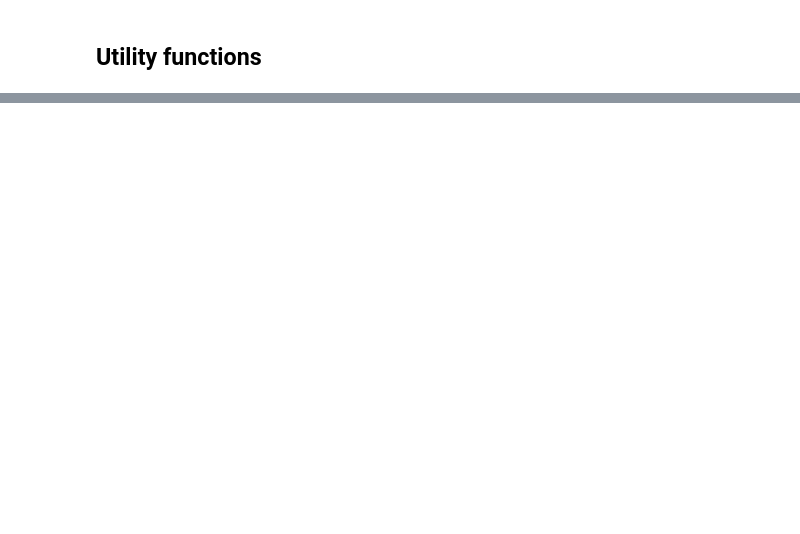
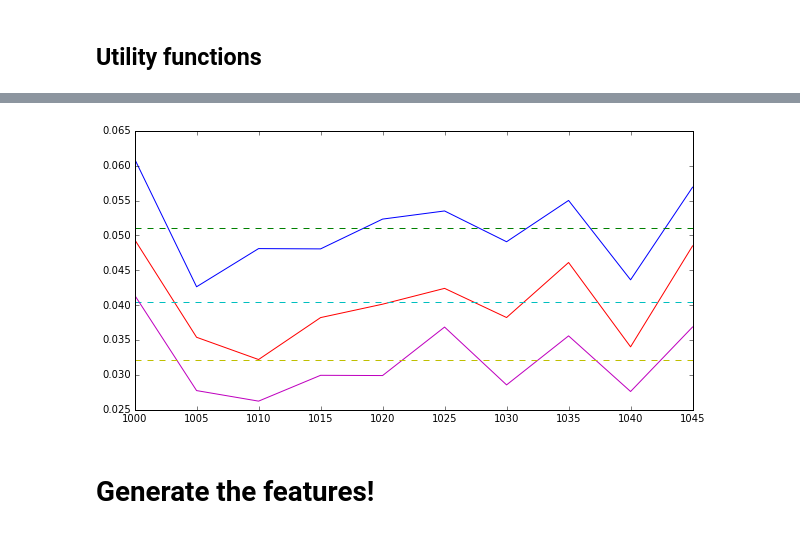
Before and after one commit to rachellevanger/image-tda-rayleigh-benard-convection, a Jupyter notebook: docs/GenerateSIFTFeatureVectorsRBC.ipynb, the cells around one changed output, grey strips where cells are left out. Cells and saved outputs as stored; diff of their text form; code cells hidden in the pictures; blank space fills up the shorter version.

```diff
--- a/docs/GenerateSIFTFeatureVectorsRBC.ipynb
+++ b/docs/GenerateSIFTFeatureVectorsRBC.ipynb
@@ -136,23 +203,30 @@ def assignOrientations(_keypoints, radius, orientationfield, nbins):
 
     return allKeypoints
 # %%
-def getFeatureVector(orientationfield, rotation, x, y, radius, nbins):
+def getFeatureVector(orientationfield, rotation, x, y, _radius, _inner_radius_factor, _nbins, _sigma_divisor, _bmp, makeplot):
     """
     Takes in a single local patch from the orientation field and generates keypoint descriptor from it.
     Circular patch of given radius centered at (x,y) is cropped from orientation field and divided
-    into eight localized patches, after rotating (in degrees) so that the keypoint orientation is
-    centered at zero.
+    into eight localized patches, after rotating so that the keypoint orientation is centered at zero.
 
     Each smaller patch gets an orientation histogram with the supplied number
     of bins. The value in each bin is the output feature vector for that localized patch, and each of the
-    eight localized patches are concatenated together to form a feature vector of length 4*bins.
+    eight localized patches are concatenated together to form a feature vector of length 4*nbins.
 
     The eight localized patches are concentric quadrants of two circles at an outer radius of radius and
-    an inner radius of radius*(0.66).
+    an inner radius of _radius*_inner_radius_factor.
     """
 
-    inner_radius = int(radius*0.66)
-    outer_radius = radius
+    inner_radius = int(_radius*_inner_radius_factor)
+    outer_radius = _radius
+
+    # GAUSSIAN WEIGHTS
+    # Get circular crop
+    weights = np.zeros((outer_radius*2, outer_radius*2))
+    weights[outer_radius, outer_radius] = 1
+    weights = scipy.ndimage.filters.gaussian_filter(weights, sigma=outer_radius/_sigma_divisor)
+    weights = weights/np.amax(weights)
+    inner_weights = weights[(outer_radius - inner_radius):(outer_radius+inner_radius), (outer_radius - inner_radius):(outer_radius+inner_radius)]
 
     # INNER CIRCLE
     # Get circular crop
@@ -168,10 +242,10 @@ def getFeatureVector(orientationfield, rotation, x, y, radius, nbins):
 
     # Get histogram for each of the four inner subregions
     tmp_radius = inner_radius
-    hist11_inner = np.histogram(rotated_orientation[0:tmp_radius, 0:tmp_radius][crop[0:tmp_radius, 0:tmp_radius]], bins=nbins, range=(0,256))[0]
-    hist12_inner = np.histogram(rotated_orientation[0:tmp_radius, (tmp_radius+1):(2*tmp_radius)][crop[0:tmp_radius, (tmp_radius+1):(2*tmp_radius)]], bins=nbins, range=(0,256))[0]
-    hist21_inner = np.histogram(rotated_orientation[(tmp_radius+1):(2*tmp_radius), 0:tmp_radius][crop[(tmp_radius+1):(2*tmp_radius), 0:tmp_radius]], bins=nbins, range=(0,256))[0]
-    hist22_inner = np.histogram(rotated_orientation[(tmp_radius+1):(2*tmp_radius), (tmp_radius+1):(2*tmp_radius)][crop[(tmp_radius+1):(2*tmp_radius), (tmp_radius+1):(2*tmp_radius)]], bins=nbins, range=(0,256))[0]
+    hist11_inner = np.histogram(rotated_orientation[0:tmp_radius, 0:tmp_radius][crop[0:tmp_radius, 0:tmp_radius]], bins=_nbins, range=(0,256), weights=inner_weights[0:tmp_radius, 0:tmp_radius][crop[0:tmp_radius, 0:tmp_radius]])[0]
+    hist12_inner = np.histogram(rotated_orientation[0:tmp_radius, (tmp_radius+1):(2*tmp_radius)][crop[0:tmp_radius, (tmp_radius+1):(2*tmp_radius)]], bins=_nbins, range=(0,256), weights=inner_weights[0:tmp_radius, (tmp_radius+1):(2*tmp_radius)][crop[0:tmp_radius, (tmp_radius+1):(2*tmp_radius)]])[0]
+    hist21_inner = np.histogram(rotated_orientation[(tmp_radius+1):(2*tmp_radius), 0:tmp_radius][crop[(tmp_radius+1):(2*tmp_radius), 0:tmp_radius]], bins=_nbins, range=(0,256), weights=inner_weights[(tmp_radius+1):(2*tmp_radius), 0:tmp_radius][crop[(tmp_radius+1):(2*tmp_radius), 0:tmp_radius]])[0]
+    hist22_inner = np.histogram(rotated_orientation[(tmp_radius+1):(2*tmp_radius), (tmp_radius+1):(2*tmp_radius)][crop[(tmp_radius+1):(2*tmp_radius), (tmp_radius+1):(2*tmp_radius)]], bins=_nbins, range=(0,256), weights=inner_weights[(tmp_radius+1):(2*tmp_radius), (tmp_radius+1):(2*tmp_radius)][crop[(tmp_radius+1):(2*tmp_radius), (tmp_radius+1):(2*tmp_radius)]])[0]
 
     # OUTER CIRCLE
     # Get circular crop
@@ -192,10 +266,10 @@ def getFeatureVector(orientationfield, rotation, x, y, radius, nbins):
 
     # Get histogram for each of the four outer subregions
     tmp_radius = outer_radius
-    hist11_outer = np.histogram(rotated_orientation[0:tmp_radius, 0:tmp_radius][crop[0:tmp_radius, 0:tmp_radius]], bins=nbins, range=(0,256))[0]
-    hist12_outer = np.histogram(rotated_orientation[0:tmp_radius, (tmp_radius+1):(2*tmp_radius)][crop[0:tmp_radius, (tmp_radius+1):(2*tmp_radius)]], bins=nbins, range=(0,256))[0]
-    hist21_outer = np.histogram(rotated_orientation[(tmp_radius+1):(2*tmp_radius), 0:tmp_radius][crop[(tmp_radius+1):(2*tmp_radius), 0:tmp_radius]], bins=nbins, range=(0,256))[0]
-    hist22_outer = np.histogram(rotated_orientation[(tmp_radius+1):(2*tmp_radius), (tmp_radius+1):(2*tmp_radius)][crop[(tmp_radius+1):(2*tmp_radius), (tmp_radius+1):(2*tmp_radius)]], bins=nbins, range=(0,256))[0]
+    hist11_outer = np.histogram(rotated_orientation[0:tmp_radius, 0:tmp_radius][crop[0:tmp_radius, 0:tmp_radius]], bins=_nbins, range=(0,256), weights=weights[0:tmp_radius, 0:tmp_radius][crop[0:tmp_radius, 0:tmp_radius]])[0]
+    hist12_outer = np.histogram(rotated_orientation[0:tmp_radius, (tmp_radius+1):(2*tmp_radius)][crop[0:tmp_radius, (tmp_radius+1):(2*tmp_radius)]], bins=_nbins, range=(0,256), weights=weights[0:tmp_radius, (tmp_radius+1):(2*tmp_radius)][crop[0:tmp_radius, (tmp_radius+1):(2*tmp_radius)]])[0]
+    hist21_outer = np.histogram(rotated_orientation[(tmp_radius+1):(2*tmp_radius), 0:tmp_radius][crop[(tmp_radius+1):(2*tmp_radius), 0:tmp_radius]], bins=_nbins, range=(0,256), weights=weights[(tmp_radius+1):(2*tmp_radius), 0:tmp_radius][crop[(tmp_radius+1):(2*tmp_radius), 0:tmp_radius]])[0]
+    hist22_outer = np.histogram(rotated_orientation[(tmp_radius+1):(2*tmp_radius), (tmp_radius+1):(2*tmp_radius)][crop[(tmp_radius+1):(2*tmp_radius), (tmp_radius+1):(2*tmp_radius)]], bins=_nbins, range=(0,256), weights=weights[(tmp_radius+1):(2*tmp_radius), (tmp_radius+1):(2*tmp_radius)][crop[(tmp_radius+1):(2*tmp_radius), (tmp_radius+1):(2*tmp_radius)]])[0]
 
 
     # Return feature vector
@@ -207 +487,11 @@ def getFeatureVector(orientationfield, rotation, x, y, radius, nbins):
+# %%
+stats_average = np.average(stats, axis=0)[1:]
+
+for n in range(num_brackets):
+    plt.plot(stats[:,0], stats[:,n+1])
+    plt.plot([1000, 1045], [stats_average[n], stats_average[n]], '--')
+# %% [output]
+[figure, added]
+# %% [markdown]
+# Generate the features!
 # %%
```
Also changed, not shown: parts of 19 cells of this notebook, 2 other files.
